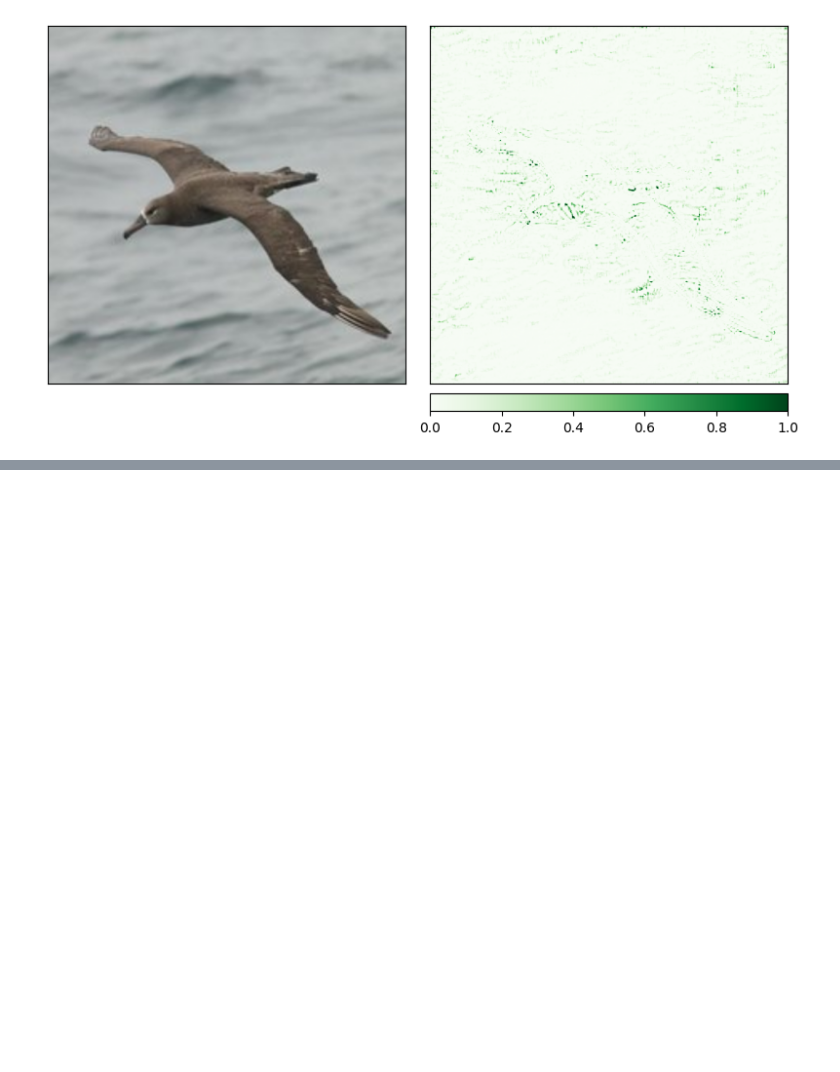
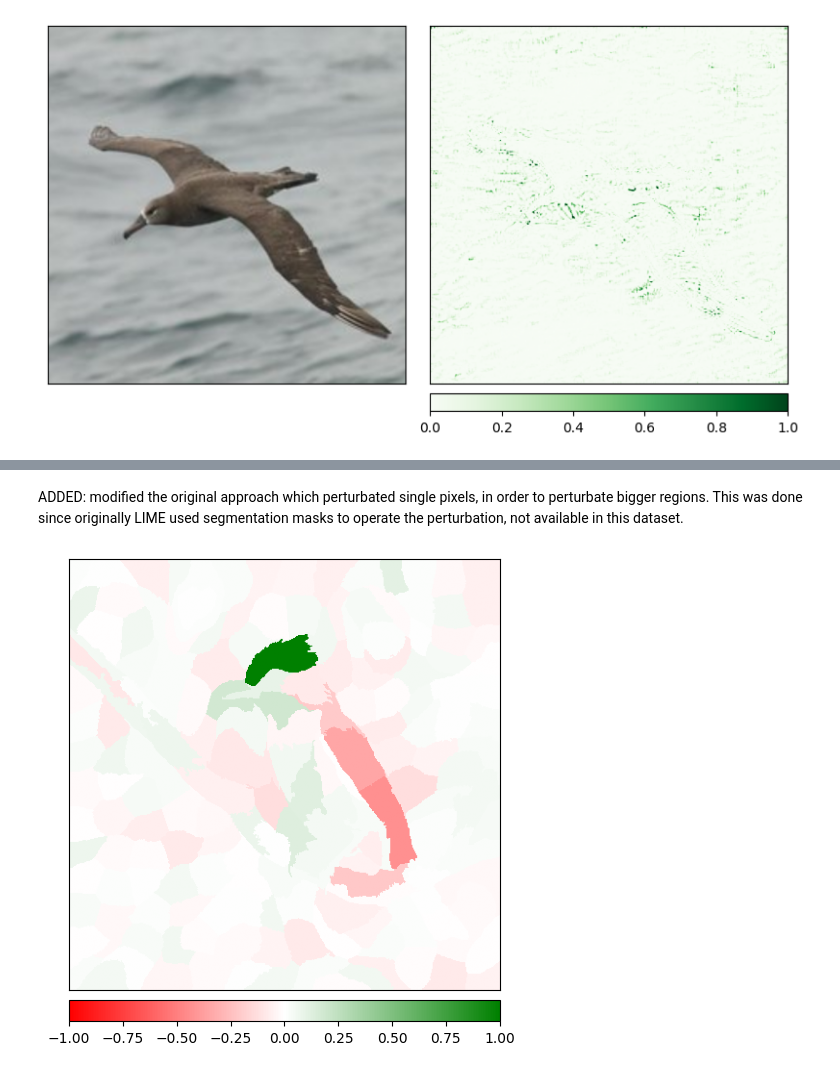
Before and after one commit to samueleantonelli/Explainable_ResNet, a Jupyter notebook: TorchVision_Interpret_new.ipynb, the cells around one changed output, grey strips where cells are left out. Drawn from its saved outputs; the diff is of its cells as text; code cells hidden in the pictures; blank space fills up the shorter version.

```diff
--- a/TorchVision_Interpret_new.ipynb
+++ b/TorchVision_Interpret_new.ipynb
@@ -403,0 +481,8 @@ plt.show()
+# %%
+exp_eucl_distance = get_exp_kernel_similarity_function('euclidean', kernel_width=1000)
+
+lr_lime = Lime(
+    model,  # Ensure this is the correct model variable used in the notebook
+    interpretable_model=SkLearnLinearRegression(),  # Built-in wrapped sklearn Linear Regression
+    similarity_func=exp_eucl_distance
+)
@@ -403,0 +493,28 @@ plt.show()
+# %% [markdown]
+ADDED: modified the original approach which perturbated single pixels, in order to perturbate bigger regions. This was done since originally LIME used segmentation masks to operate the perturbation, not available in this dataset.
+# %%
+
+# Convert image tensor to numpy array for segmentation
+image_np = input_tensor.squeeze(0).cpu().permute(1, 2, 0).numpy()
+
+# Generate superpixels
+num_segments = 200
+feature_mask = slic(image_np, n_segments=num_segments, compactness=10)
+
+# Convert to tensor format
+feature_mask = torch.tensor(feature_mask, device=input_tensor.device).unsqueeze(0)
+
+# Run LIME again with the new feature mask
+attrs = lr_lime.attribute(
+    input_tensor,
+    target=label_idx,
+    feature_mask=feature_mask,
+    n_samples=1000,
+    perturbations_per_eval=32,
+    show_progress=True
+).squeeze(0)
+
+# Visualize the new attributions
+show_attr(attrs)
+# %% [output]
+[figure, added]
```
Also changed, not shown: parts of 12 cells of this notebook.
